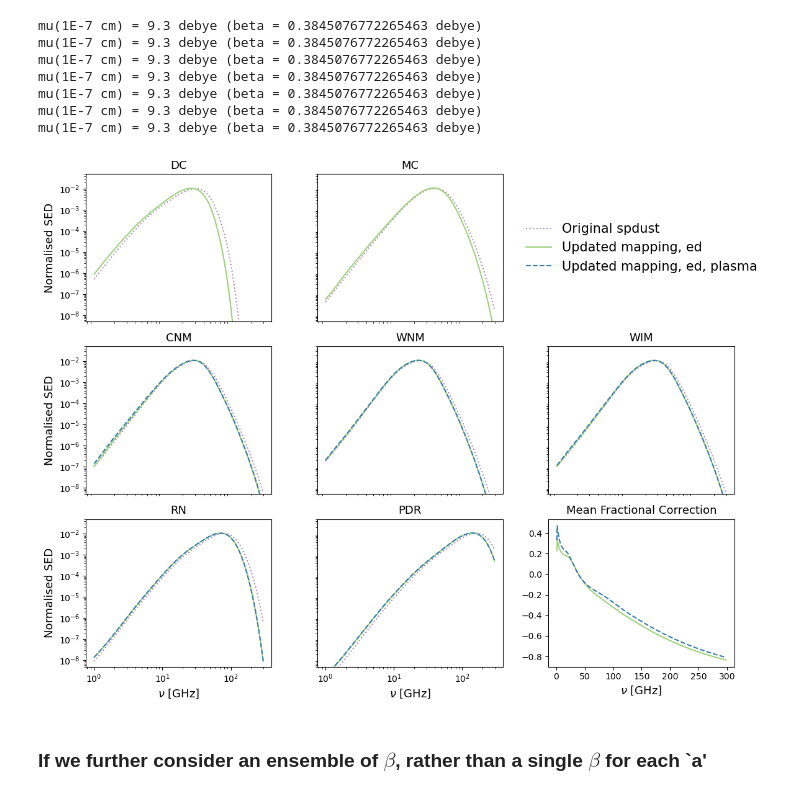
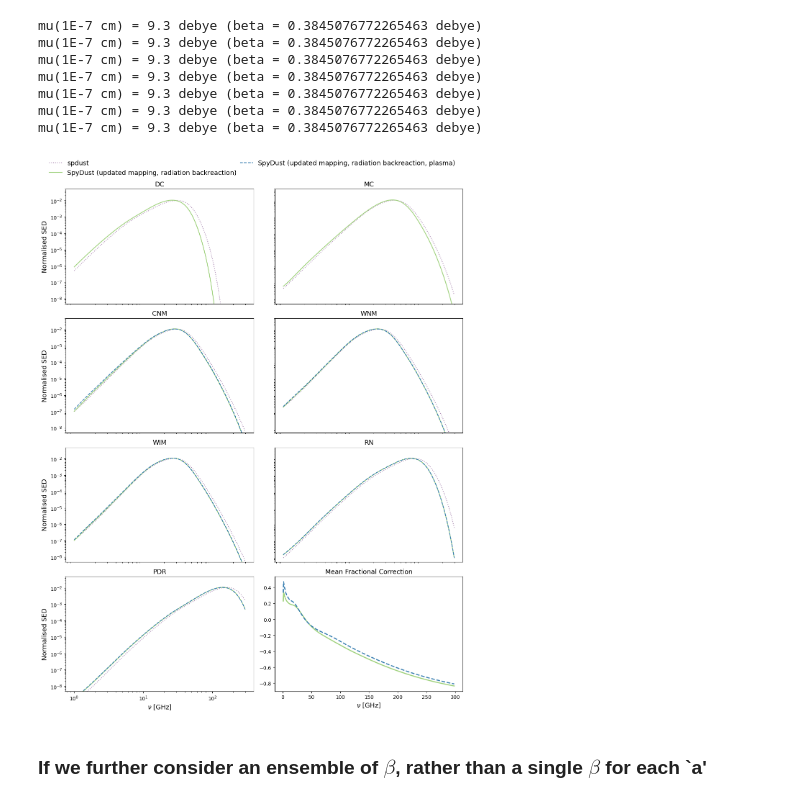
Before and after one commit to zzhang0123/SpyDust, a Jupyter notebook: notebooks/SpDust_vs_SpyDust.ipynb, the cells around one changed output. Cells and saved outputs as stored; diff of their text form; code cells hidden in the pictures.

```diff
--- a/notebooks/SpDust_vs_SpyDust.ipynb
+++ b/notebooks/SpDust_vs_SpyDust.ipynb
@@ -322,31 +327,33 @@ frectional_diff_list_new_plasma = [ (Spy_SED_new_plasma_list[i+2][1,:]/np.sum(Sp
 frectional_diff_new_plasma_average = np.mean(np.array(frectional_diff_list_new_plasma), axis=0)
 # %%
 # Create a figure with a 3x3 grid
-fig = plt.figure(figsize=(12, 9))
-gs = fig.add_gridspec(3, 3)
+fig = plt.figure(figsize=(12, 15))
+gs = fig.add_gridspec(4, 2)
 
 # First row: single wide plot for title/labels
-main_ax = fig.add_subplot(gs[0, 2])
+#main_ax = fig.add_subplot(gs[0, 2])
 # main_ax.set_title("Main Title for All Subplots")
-main_ax.axis('off')  # Hide the axis as it's just for title/label space
+#main_ax.axis('off')  # Hide the axis as it's just for title/label space
 
 # Create a dummy plot for the legend
-lines = []
-labels = ["Original spdust", "Updated mapping, ed", "Updated mapping, ed, plasma"]
-linestyles = [':', '-', '--']
-colors = [spdust_color2, spy_color1, spy_color2]
-for i in range(3):
-    line, = main_ax.plot([], [], ls=linestyles[i], label=labels[i], color=colors[i])  # Dummy lines for legend
-    lines.append(line)
+#lines = []
+#labels = ["Original spdust", "Updated mapping, radiation backreaction", "Updated mapping, radiation backreaction, plasma"]
+#linestyles = [':', '-', '--']
+#colors = [spdust_color2, spy_color1, spy_color2]
+#for i in range(3):
+#    line, = main_ax.plot([], [], ls=linestyles[i], label=labels[i], color=colors[i])  # Dummy lines for legend
+#    lines.append(line)
 
 # Place the global legend in the main axis
-main_ax.legend(handles=lines, loc="center", frameon=False, fontsize=15, ncol=1)
+#main_ax.legend(handles=lines, loc="center", frameon=False, fontsize=15, ncol=1)
 
 # Define the positions for the 7 subplots in the 3x3 grid
 positions = [
     (0, 0), (0, 1),  # Second row
-    (1, 0), (1, 1), (1, 2),  # Third row
-    (2, 0), (2, 1)  # Remaining position for the 7th plot
+    (1, 0), (1, 1),   # Third row
+    (2, 0), (2, 1),
+    (3, 0),
+    # Remaining position for the 7th plot
 ]
 
 def plot_updated_SED(env_ind, ax, title, plot_xlabel=False, plot_ylabel=False, plot_plasma=True):
@@ -354,10 +361,12 @@ def plot_updated_SED(env_ind, ax, title, plot_xlabel=False, plot_ylabel=False, p
     Spy_SED_new_plasma = Spy_SED_new_plasma_list[env_ind]
     SPD_SED = SPD_SED_list[env_ind]
 
-    ax.loglog(SPD_SED[0,:], SPD_SED[1,:]/np.sum(SPD_SED[1,:]), ls=linestyles[0], color=colors[0])
-    ax.loglog(Spy_SED_old_plasma[0,:], Spy_SED_old_plasma[1,:]/np.sum(Spy_SED_old_plasma[1,:]), ls=linestyles[1], color=colors[1])
+    ax.loglog(SPD_SED[0,:], SPD_SED[1,:]/np.sum(SPD_SED[1,:]), ls=linestyles[0], color=colors[0], label='spdust')
+    ax.loglog(Spy_SED_old_plasma[0,:], Spy_SED_old_plasma[1,:]/np.sum(Spy_SED_old_plasma[1,:]), ls=linestyles[1], color=colors[1],
+              label='SpyDust (updated mapping, radiation backreaction)')
     if plot_plasma:
-        ax.loglog(Spy_SED_new_plasma[0,:], Spy_SED_new_plasma[1,:]/np.sum(Spy_SED_new_plasma[1,:]), ls=linestyles[2], color=colors[2])
+        ax.loglog(Spy_SED_new_plasma[0,:], Spy_SED_new_plasma[1,:]/np.sum(Spy_SED_new_plasma[1,:]), ls=linestyles[2], color=colors[2],
+                  label='SpyDust (updated mapping, radiation backreaction, plasma)')
     if plot_xlabel:
         ax.set_xlabel(r'$\nu$ [GHz]', fontsize=13)
     else:
@@ -367,39 +376,54 @@ def plot_updated_SED(env_ind, ax, title, plot_xlabel=False, plot_ylabel=False, p
         ax.set_ylabel('Normalised SED', fontsize=13)
     else:
         ax.set_yticks([])
     # Do not show xticks if plot_xlabel is False
 
     ax.set_title(title, fontsize=13)
     ax.set_ylim(5e-9, 5e-2)
 
 # Plot data on each of the 7 subplots
 for i, pos in enumerate(positions):
     ax = fig.add_subplot(gs[pos[0], pos[1]])
     plot_xl, plot_yl, plot_pl = False, False, True
     if i in [0, 1]:
         plot_pl = False
-    if i in [0, 2, 5]:
+    if i in [0, 2, 4, 6]:
         plot_yl = True
-    if i in [5, 6]:
+    if i in [6]:
         plot_xl = True
     plot_updated_SED(i, ax, ISM_list[i], plot_xlabel=plot_xl, plot_ylabel=plot_yl, plot_plasma=plot_pl)
 
-ax = fig.add_subplot(gs[2, 2])
+
+# Get handles and labels from the specific subplot (ax1)
+handles, labels = ax.get_legend_handles_labels()
+
+# Create a figure-level legend using only the handles and labels from ax1
+fig.legend(handles, labels,
+           loc='upper center',
+           ncol=2,
+           columnspacing=0.5,
+           bbox_to_anchor=(0.5, 1.04),
+           frameon=False,
+           fontsize=13
+           )
+
+ax = fig.add_subplot(gs[3, 1])
 #plot the fractional corrections
-ax.plot(SPD_SED[0,:], frectional_diff_old_plasma_average, ls=linestyles[1], color=colors[1])
-ax.plot(SPD_SED[0,:], frectional_diff_new_plasma_average, ls=linestyles[2], color=colors[2])
+ax.plot(SPD_SED[0,:], frectional_diff_old_plasma_average, ls=linestyles[1], color=colors[1], lw=2)
+ax.plot(SPD_SED[0,:], frectional_diff_new_plasma_average, ls=linestyles[2], color=colors[2], lw=2)
 ax.set_xlabel(r'$\nu$ [GHz]', fontsize=13)
 ax.set_title('Mean Fractional Correction', fontsize=13)
+
 
 
 plt.tight_layout()
 plt.savefig('figures/updated_SED_comparison.pdf', bbox_inches='tight')
 #plt.xlabel(r'$\nu$ [GHz]')
 #plt.title('Normalised SED')
 #plt.xlim(1, 200)
 #plt.legend()
 # %% [output]
-[figure, old version]
+[figure, new version]
 # %% [markdown]
 ### If we further consider an ensemble of $\beta$, rather than a single $\beta$ for each `a'
 # %%
```
Also changed, not shown: parts of 6 cells of this notebook, 13 other files.
